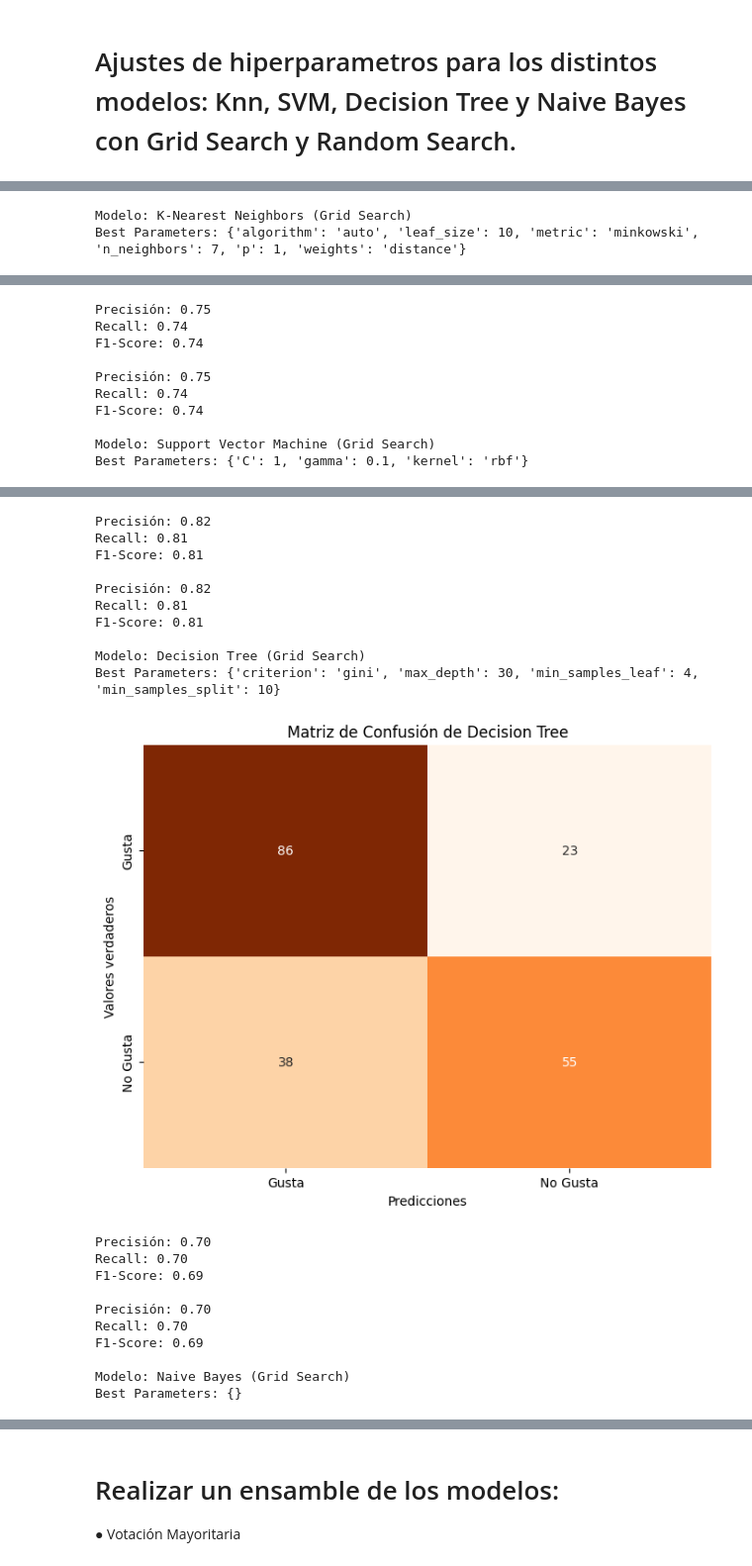
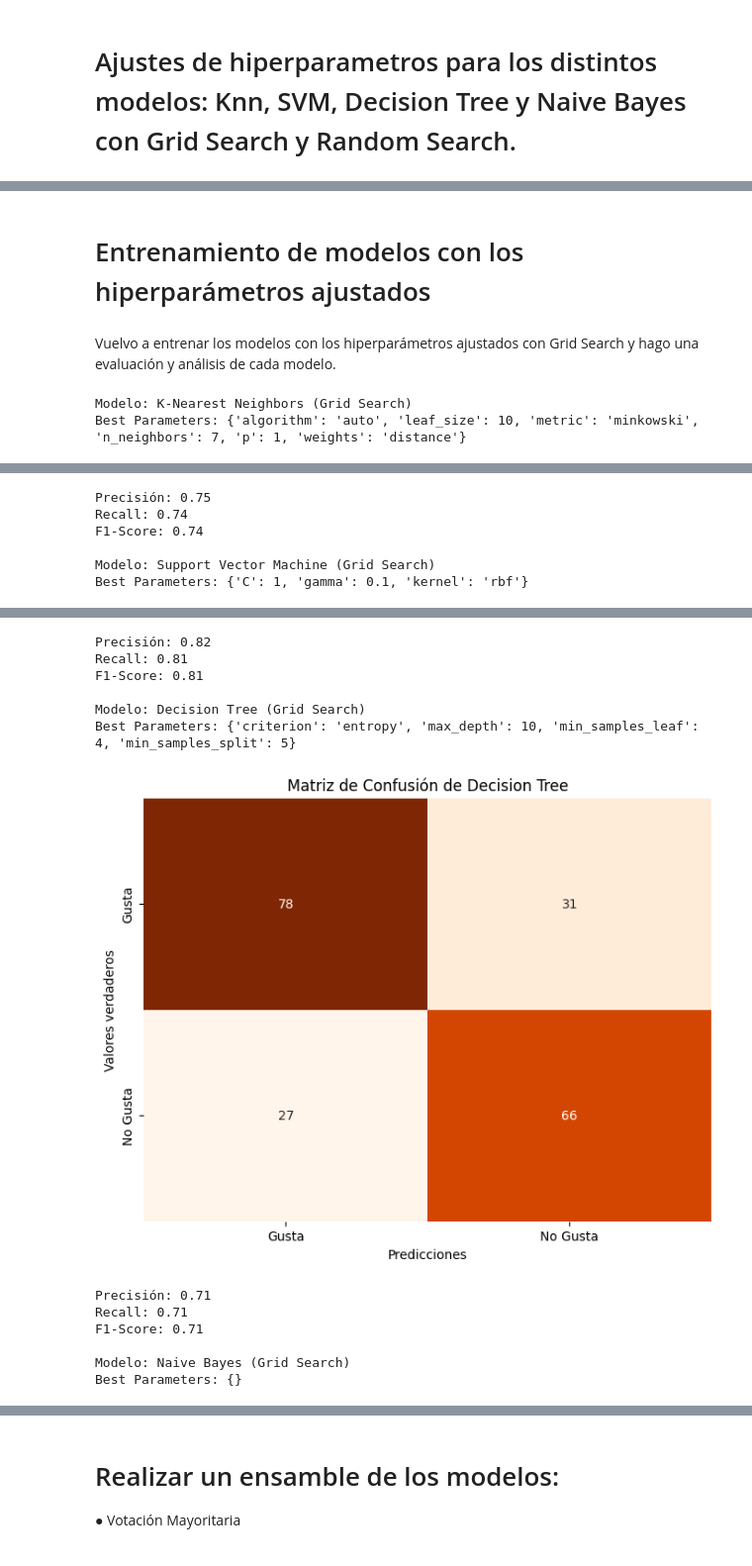
Before and after one commit to Grupo19MLBD/ML-BD_Laboratorio2, a Jupyter notebook: LABORATORIO_ClasificadorDeCancionesSpotify.ipynb, the cells around one changed output, grey strips where cells are left out. Shown: that part at 99% size. Cells and saved outputs as stored; diff of their text form; code cells hidden in the pictures.

```diff
--- a/LABORATORIO_ClasificadorDeCancionesSpotify.ipynb
+++ b/LABORATORIO_ClasificadorDeCancionesSpotify.ipynb
@@ -418,7 +356,8 @@ models = {
 best_params_grid = {}
 best_params_random = {}
 
-
+best_precision_grid= 0.0
+best_precision_random = 0.0
 for model_name, model_info in models.items():
     model = model_info['model']
     param_grid = model_info['param_grid']
@@ -481,3 +422,7 @@ Best Parameters (Random Search): {'K-Nearest Neighbors': {'model': KNeighborsCla
+# %% [markdown]
+# Entrenamiento de modelos con los hiperparámetros ajustados
+# %% [markdown]
+Vuelvo a entrenar los modelos con los hiperparámetros ajustados con Grid Search y hago una evaluación y análisis de cada modelo.
 # %%
 for model_name, best_params in best_params_grid.items():
     model = best_params['model']
@@ -500,97 +445,42 @@ for model_name, best_params in best_params_grid.items():
     # Imprime las métricas de evaluación para Grid Search
     print(f'Modelo: {model_name} (Grid Search)')
     print(f'Best Parameters: {best_params["best_params"]}')
+    print()
     # Creo un mapa de calor para visualizar la matriz de confusión
     plt.figure(figsize=(8, 6))
     sns.heatmap(confusion, annot=True, fmt='d', cmap='Oranges', cbar=False,
                 xticklabels=['Gusta', 'No Gusta'], yticklabels=['Gusta', 'No Gusta'])
     plt.xlabel('Predicciones')
     plt.ylabel('Valores verdaderos')
     plt.title(f'Matriz de Confusión de {model_name}')
     plt.show()
     print()
 
     print(f"Precisión: {precision:.2f}")
     print(f"Recall: {recall:.2f}")
     print(f"F1-Score: {f1:.2f}")
     print()
-    print(f'Precisión: {precision:.2f}')
-    print(f'Recall: {recall:.2f}')
-    print(f'F1-Score: {f1:.2f}')
-    print()
-
-for model_name, best_params in best_params_random.items():
-    model = best_params['model']
-
-    # Entrena el modelo con los mejores parámetros en el conjunto de entrenamiento
-    model.set_params(**best_params['best_params'])
-    model.fit(X_train, y_train)
-
-    # Realiza predicciones en el conjunto de prueba
-    y_pred = model.predict(X_test)
-
-    # Calcula la matriz de confusión
-    confusion = confusion_matrix(y_test, y_pred)
-
-    # Calcula la precisión, recall y F1-score
-    precision = precision_score(y_test, y_pred, average='weighted')
-    recall = recall_score(y_test, y_pred, average='weighted')
-    f1 = f1_score(y_test, y_pred, average='weighted')
-
-    # Imprime las métricas de evaluación para Random Search
-    print(f'Modelo: {model_name} (Random Search)')
-    print(f'Best Parameters: {best_params["best_params"]}')
-    # Creo un mapa de calor para visualizar la matriz de confusión
-    plt.figure(figsize=(8, 6))
-    sns.heatmap(confusion, annot=True, fmt='d', cmap='Oranges', cbar=False,
-                xticklabels=['Gusta', 'No Gusta'], yticklabels=['Gusta', 'No Gusta'])
-    plt.xlabel('Predicciones')
-    plt.ylabel('Valores verdaderos')
-    plt.title(f'Matriz de Confusión de {model_name}')
-    plt.show()
-    print()
-
-    print(f"Precisión: {precision:.2f}")
-    print(f"Recall: {recall:.2f}")
-    print(f"F1-Score: {f1:.2f}")
-    print()
-    print(f'Precisión: {precision:.2f}')
-    print(f'Recall: {recall:.2f}')
-    print(f'F1-Score: {f1:.2f}')
-    print()
 # %% [output]
 Modelo: K-Nearest Neighbors (Grid Search)
 Best Parameters: {'algorithm': 'auto', 'leaf_size': 10, 'metric': 'minkowski', 'n_neighbors': 7, 'p': 1, 'weights': 'distance'}
 [figure]
-Precisión: 0.75
-Recall: 0.74
-F1-Score: 0.74
-
 Precisión: 0.75
 Recall: 0.74
 F1-Score: 0.74
 
 Modelo: Support Vector Machine (Grid Search)
 Best Parameters: {'C': 1, 'gamma': 0.1, 'kernel': 'rbf'}
 [figure]
-Precisión: 0.82
-Recall: 0.81
-F1-Score: 0.81
-
 Precisión: 0.82
 Recall: 0.81
 F1-Score: 0.81
 
 Modelo: Decision Tree (Grid Search)
-Best Parameters: {'criterion': 'gini', 'max_depth': 30, 'min_samples_leaf': 4, 'min_samples_split': 10}
+Best Parameters: {'criterion': 'entropy', 'max_depth': 10, 'min_samples_leaf': 4, 'min_samples_split': 5}
-[figure, old version]
+[figure, new version]
-Precisión: 0.70
-Recall: 0.70
-F1-Score: 0.69
-
-Precisión: 0.70
-Recall: 0.70
-F1-Score: 0.69
+Precisión: 0.71
+Recall: 0.71
+F1-Score: 0.71
 
 Modelo: Naive Bayes (Grid Search)
 Best Parameters: {}
```
Also changed, not shown: parts of 20 cells of this notebook.
